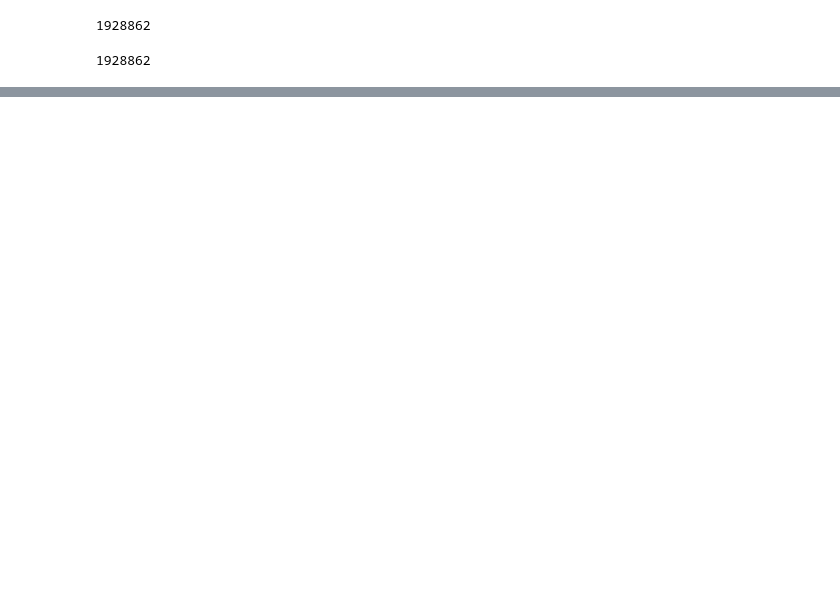
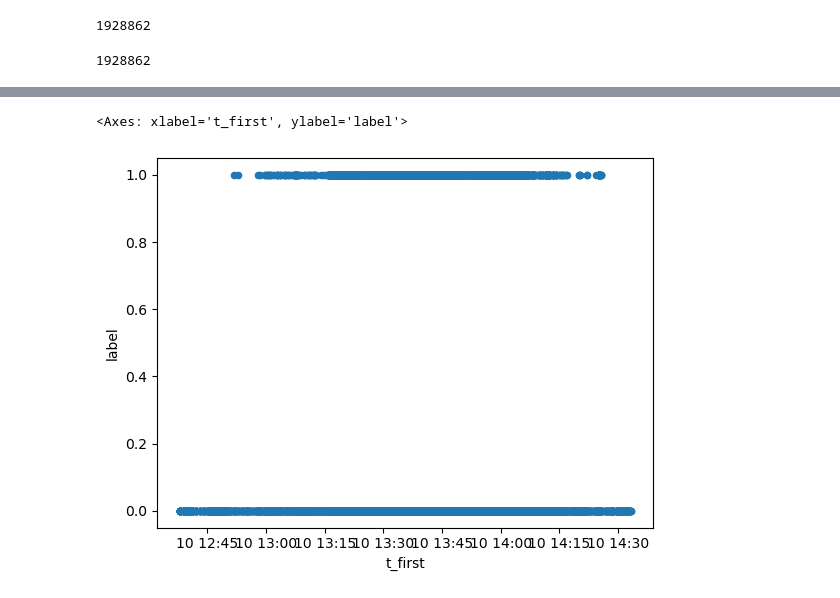
Before and after one commit to vmoody373/HONESTCapstone, a Jupyter notebook: labeling_attack_data.ipynb, the cells around one changed output, grey strips where cells are left out. Drawn from its saved outputs; the diff is of its cells as text; code cells hidden in the pictures; blank space fills up the shorter version.

```diff
--- a/labeling_attack_data.ipynb
+++ b/labeling_attack_data.ipynb
@@ -153,0 +194,5 @@ len(attack2)
+# %%
+attack2.plot('t_first', 'label', kind='scatter')
+# %% [output]
+<Axes: xlabel='t_first', ylabel='label'>
+[figure, added]
```
Also changed, not shown: parts of 6 cells of this notebook.
